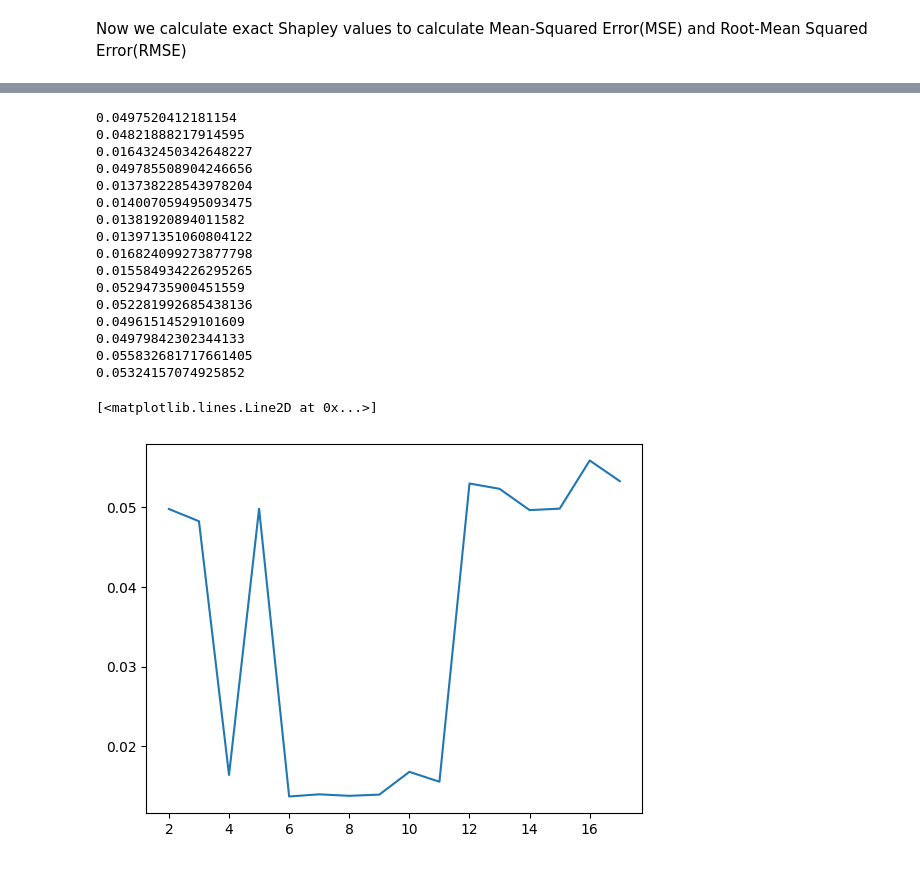
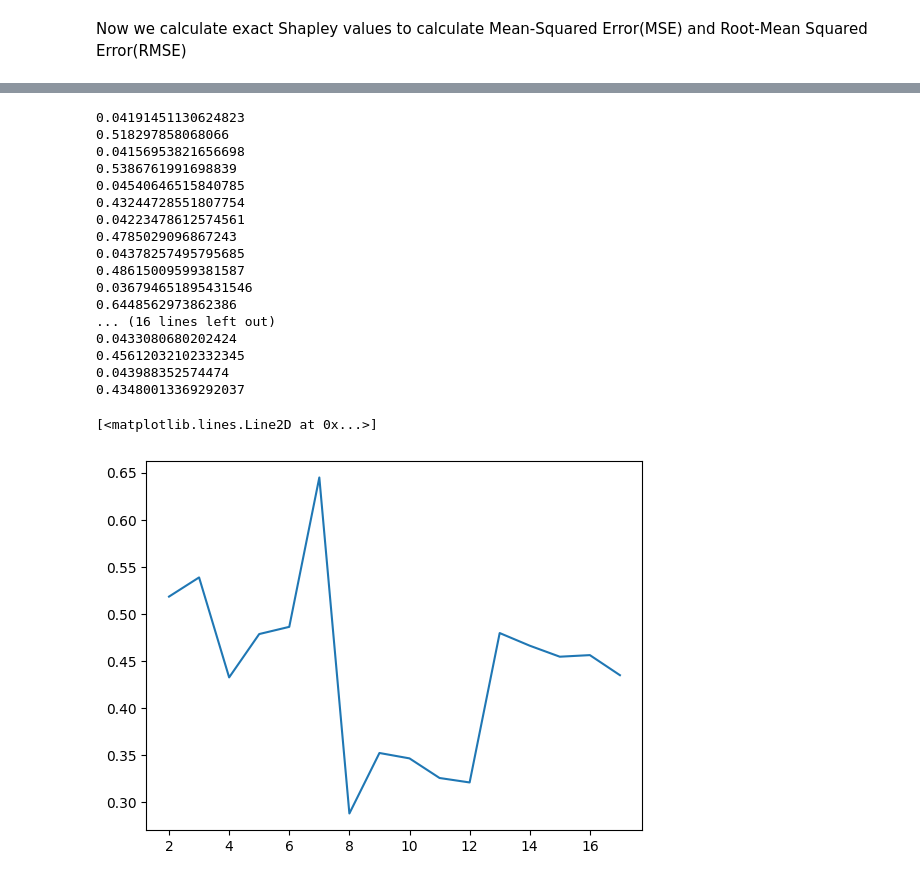
Before and after one commit to maximedidasca/hierarchical_shapley_approx, a Jupyter notebook: algo.ipynb, the cells around one changed output, grey strips where cells are left out. Saved outputs shown, nothing was run; the diff lists cells and outputs as text; code cells hidden in the pictures.

```diff
--- a/algo.ipynb
+++ b/algo.ipynb
@@ -162,0 +225,11 @@ reg.score(train_X, train_y), reg.coef_
+# %%
+from sklearn.linear_model import LogisticRegression
+log_reg = LogisticRegression().fit(train_X, train_y)
+
+test_predictions = log_reg.predict(val_X)
+
+# Print the correct and predicted labels side by side
+#for true_label, predicted_label in zip(val_y, test_predictions):
+#    print(f"True label: {true_label}, Predicted label: {predicted_label}")
+
+log_reg.score(val_X, val_y), reg.coef_
@@ -223,0 +289,14 @@ Wall time: 29min 32s
+# %%
+from tqdm import tqdm
+
+N = X_boston.shape[1]
+shap = np.zeros(N)
+for i in tqdm(range(N)):
+    other_features = set(range(N))
+    other_features.remove(i)
+    subsets = [subset for j in range(N) for subset in findsubsets(other_features, j)]
+    for subset in subsets:
+        coeff = math.factorial(len(subset))*math.factorial(N - len(subset) - 1)/math.factorial(N)
+        shap[i] += coeff*(value(X_boston[:,list(subset) + [i]], y_boston, reg)-value(X_boston[:, list(subset)], y_boston, reg))
+true_shapley_boston = np.array(shap)
+print(true_shapley_boston)
@@ -223,0 +312,2 @@ Wall time: 29min 32s
+# %%
+true_shapley = [0.16999648, 0.00351305, 0.01231289, 0.03640622, 0.0052994,  0.02015739, 0.01889732, 0.0034261,  0.00753081, 0.00282818, 0.00419999, 0.00374287, 0.00380925, 0.00176043, 0.01024351, 0.00525661, 0.01237468, 0.01605793]
@@ -235,6 +349,13 @@ print(rmse)
 # %%
+
+n = train_X.shape[1]
 X2, y2, shap_knn = main2(np.array(train_X), np.array(train_y), reg, n**(1/np.sqrt(n)),2)
-mse_knn = mean_squared_error(true_shapley, shap_knn)
+print(shap_knn)
+mse_knn = mean_squared_error(true_shapley_boston, shap_knn)
 rmse_knn = np.sqrt(mse_knn)
 print(rmse_knn)
+
+cosine_sim = cosine_similarity([true_shapley_boston], [shap_knn])[0][0]
+print(cosine_sim)
+plt.plot(shap_knn)
 # %% [output]
@@ -242,32 +379,37 @@ print(rmse_knn)
 # %%
 import matplotlib.pyplot as pl
 k_vals = []
 rmse_vals = []
+sim_vals = []
 for i in range(2,18):
-    X2, y2, shap_knn = main2(np.array(train_X), np.array(train_y), reg, n**(1/np.sqrt(n)),i)
+    X2, y2, shap_knn = main2(np.array(train_X), np.array(train_y), log_reg, n**(1/np.sqrt(n)),i)
     mse_knn_test = mean_squared_error(true_shapley, shap_knn)
     rmse_knn_test = np.sqrt(mse_knn_test)
     k_vals.append(i)
     rmse_vals.append(rmse_knn_test)
     print(rmse_knn_test)
+    cosine_sim = cosine_similarity([true_shapley], [shap_knn])[0][0]
+    sim_vals.append(cosine_sim)
+    print(cosine_sim)
 
-pl.plot(k_vals,rmse_vals)
+pl.plot(k_vals,sim_vals)
 # %% [output]
-0.0497520412181154
-0.04821888217914595
-0.016432450342648227
-0.049785508904246656
-0.013738228543978204
-0.014007059495093475
-0.01381920894011582
-0.013971351060804122
-0.016824099273877798
-0.015584934226295265
-0.05294735900451559
-0.052281992685438136
-0.04961514529101609
-0.04979842302344133
-0.055832681717661405
-0.05324157074925852
+0.04191451130624823
+0.518297858068066
+0.04156953821656698
+0.5386761991698839
+0.04540646515840785
+0.43244728551807754
+0.04223478612574561
+0.4785029096867243
+0.04378257495795685
+0.48615009599381587
+0.036794651895431546
+0.6448562973862386
+... (16 lines left out)
+0.0433080680202424
+0.45612032102332345
+0.043988352574474
+0.43480013369292037
 [<matplotlib.lines.Line2D at 0x...>]
-[figure, old version]
+[figure, new version]
```
Also changed, not shown: parts of 27 cells of this notebook.
